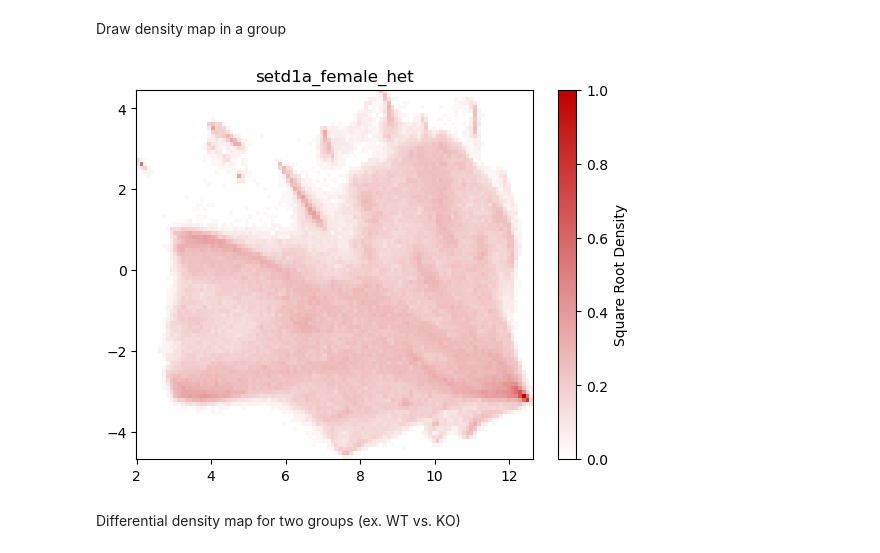
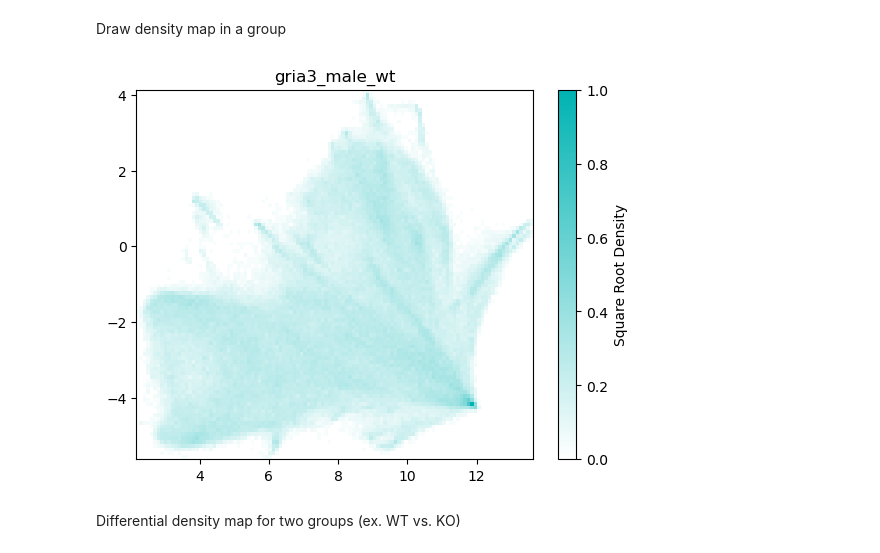
Before and after one commit to junesu0707/after_subtle, a Jupyter notebook: after_subtle_Broad.ipynb, the cells around one changed output. Drawn from its saved outputs; the diff is of its cells as text; code cells hidden in the pictures.

```diff
--- a/after_subtle_Broad.ipynb
+++ b/after_subtle_Broad.ipynb
@@ -6,12 +6,17 @@ import glob
 import os
 
 import sys
+import after_subtle.module as asmod
+import after_subtle.util as asutil
+import after_subtle.stats as asstats
+
 sys.path.insert(0, 'C:/Users/MyPC/Desktop/git/AVATAR_motionMap')
 import FileManager.csvload as acl
-import after_subtle.module as asmod
 sys.path.insert(0, 'C:/Users/MyPC/Desktop/git/after_subtle/Project')
 import Broad.params as params
+
 min_occurrence = params.min_occurrence
+
 DIR = {
     'gria3_male_wt': params.DIR_gria3_male_wt,
     'gria3_male_mut': params.DIR_gria3_male_mut,
@@ -49,33 +54,42 @@ complementary_color = mcolors.rgb_to_hsv(red_color)
 complementary_color[0, 0] = (complementary_color[0, 0] + 0.5) % 1.0
 complementary_color = mcolors.hsv_to_rgb(complementary_color)
 
-cmap_complementary = mcolors.LinearSegmentedColormap.from_list('custom_cmap', [(0, 'white'), (1, complementary_color)])
-cmap_both = mcolors.LinearSegmentedColormap.from_list('custom_cmap', [(0, complementary_color), (0.5, 'white'), (1, red_color)])
+color_list = {
+    'gria3_male_wt': complementary_color,
+    'gria3_male_mut': red_color,
+    'setd1a_male_wt': complementary_color,
+    'setd1a_male_het': red_color,
+    'setd1a_female_wt': complementary_color,
+    'setd1a_female_het': red_color
+    }   # directory of the color code of groups
+
+# cmap_complementary = mcolors.LinearSegmentedColormap.from_list('custom_cmap', [(0, 'white'), (1, complementary_color)])
+# cmap_both = mcolors.LinearSegmentedColormap.from_list('custom_cmap', [(0, complementary_color), (0.5, 'white'), (1, red_color)])
 # %% [markdown]
 Draw density map in a group
 # %%
-Draw_name = 'setd1a_female_het'
-wt_yes = 0 # 1: wt, 0: ko. for color code
+Draw_name = 'gria3_male_wt'
 
 # use glob to find all subdirectories containing the desired files
 Draw_DIR = DIR[Draw_name]
 SAVE_DIR = SAVE_DIR_LIST[Draw_name]
+if not os.path.exists(SAVE_DIR):
+    os.makedirs(SAVE_DIR)
+
 folder_list = acl.get_csv_paths(Draw_DIR)
 
 # Compute the density map
-cmap = cmap_complementary
+color_code = color_list[Draw_name]
+cmap = mcolors.LinearSegmentedColormap.from_list('custom_cmap', [(0, 'white'), (1, color_code)])
 
-if wt_yes == 1:
-    asmod.density_map(folder_list, cmap=cmap)
-else:
-    asmod.density_map(folder_list)
+asmod.density_map(folder_list, cmap=cmap)
 
 plt.title(Draw_name)
 plt.savefig(os.path.join(SAVE_DIR, Draw_name)+'_density_map.pdf', transparent=True, dpi=300)
 plt.savefig(os.path.join(SAVE_DIR, Draw_name)+'_density_map.png', transparent=False, dpi=300)
 plt.show()
 # %% [output]
-[figure, old version]
+[figure, new version]
 # %% [markdown]
 Differential density map for two groups (ex. WT vs. KO)
 # %%
```
Also changed, not shown: parts of 8 cells of this notebook.
